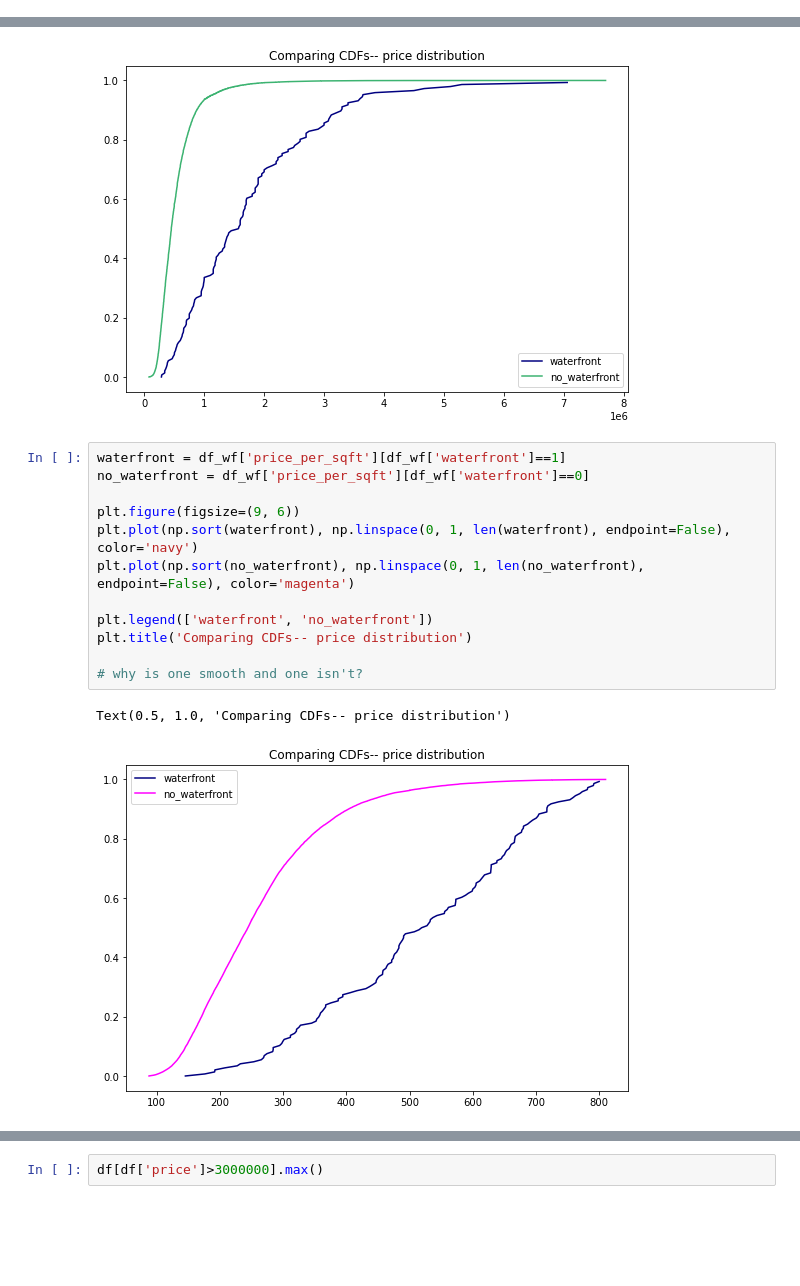
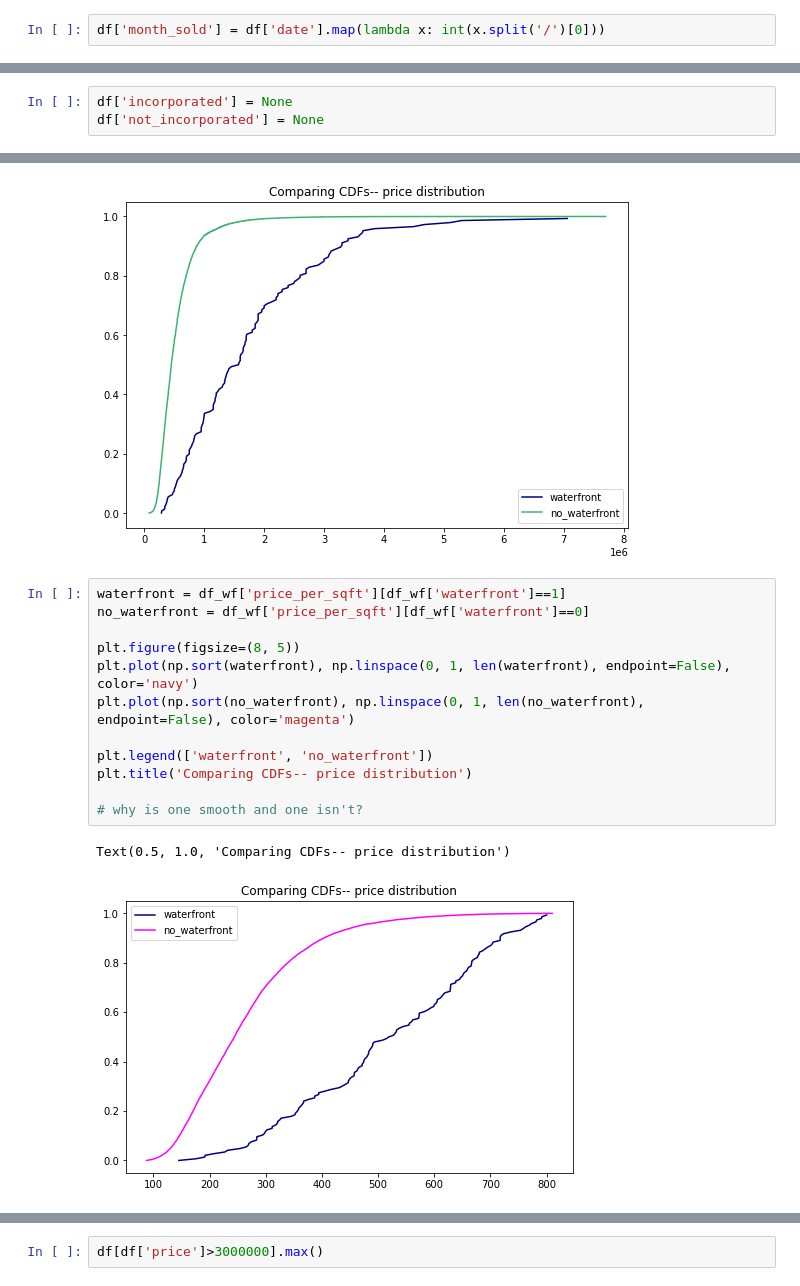
Before and after one commit to Luv2bnanook44/phase_2_project_quanggang, a Jupyter notebook: notebooks/jamie_notebook.ipynb, the cells around one changed output, grey strips where cells are left out. Drawn from its saved outputs; the diff is of its cells as text; blank space fills up the shorter version.

Commit message:
added some columns, month

```diff
--- a/notebooks/jamie_notebook.ipynb
+++ b/notebooks/jamie_notebook.ipynb
@@ -117,0 +133,2 @@ df[df['price_per_sqft']==df['price_per_sqft'].min()]
+# %%
+df['month_sold'] = df['date'].map(lambda x: int(x.split('/')[0]))
@@ -118,3 +155,6 @@ df[df['price_per_sqft']==df['price_per_sqft'].min()]
+# %%
+df['incorporated'] = None
+df['not_incorporated'] = None
 # %%
 df_grade_mean = df.groupby('grade').mean()
 # %%
@@ -568,15 +608,15 @@ Text(0.5, 1.0, 'Comparing CDFs-- price distribution')
 # %%
 waterfront = df_wf['price_per_sqft'][df_wf['waterfront']==1]
 no_waterfront = df_wf['price_per_sqft'][df_wf['waterfront']==0]
 
-plt.figure(figsize=(9, 6))
+plt.figure(figsize=(8, 5))
 plt.plot(np.sort(waterfront), np.linspace(0, 1, len(waterfront), endpoint=False), color='navy')
 plt.plot(np.sort(no_waterfront), np.linspace(0, 1, len(no_waterfront), endpoint=False), color='magenta')
 
 plt.legend(['waterfront', 'no_waterfront'])
 plt.title('Comparing CDFs-- price distribution')
 
 # why is one smooth and one isn't?
 # %% [output]
 Text(0.5, 1.0, 'Comparing CDFs-- price distribution')
-[figure, old version]
+[figure, new version]
```
Also changed, not shown: parts of 10 cells of this notebook.
